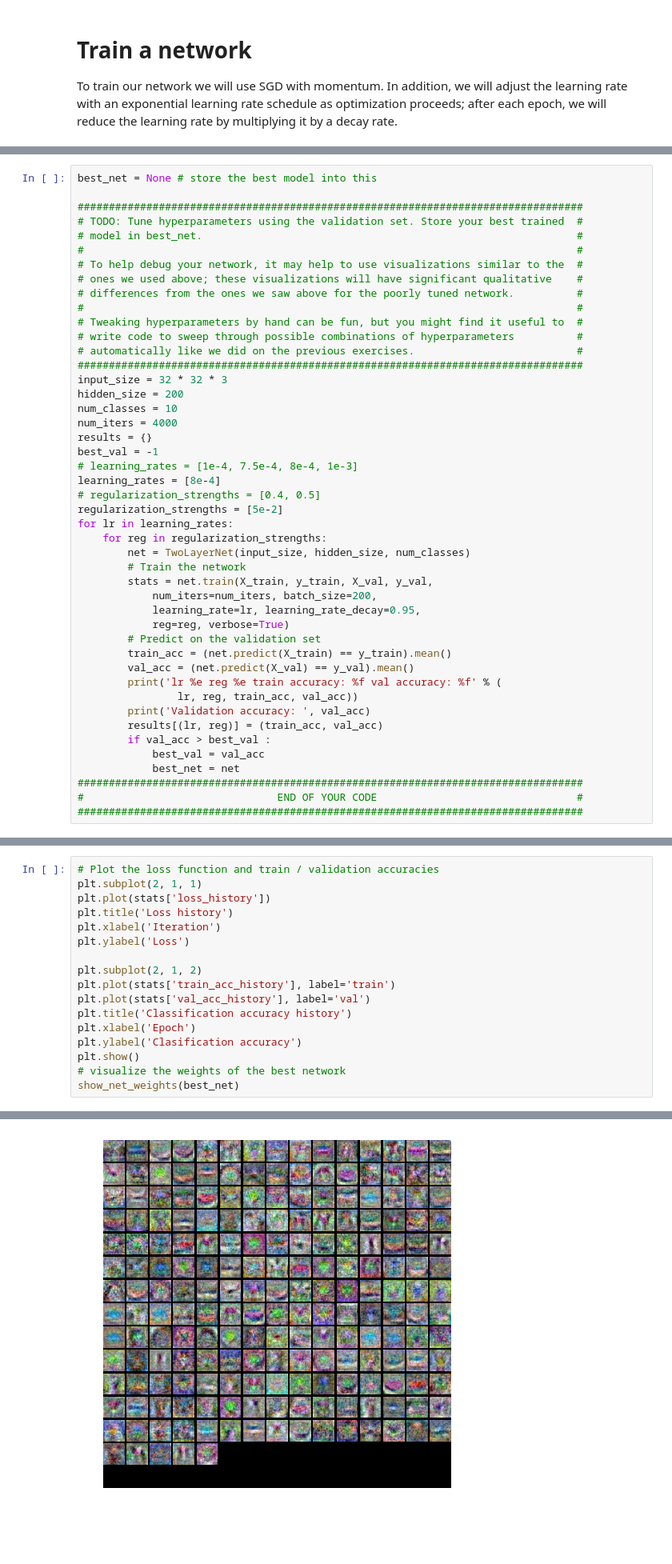
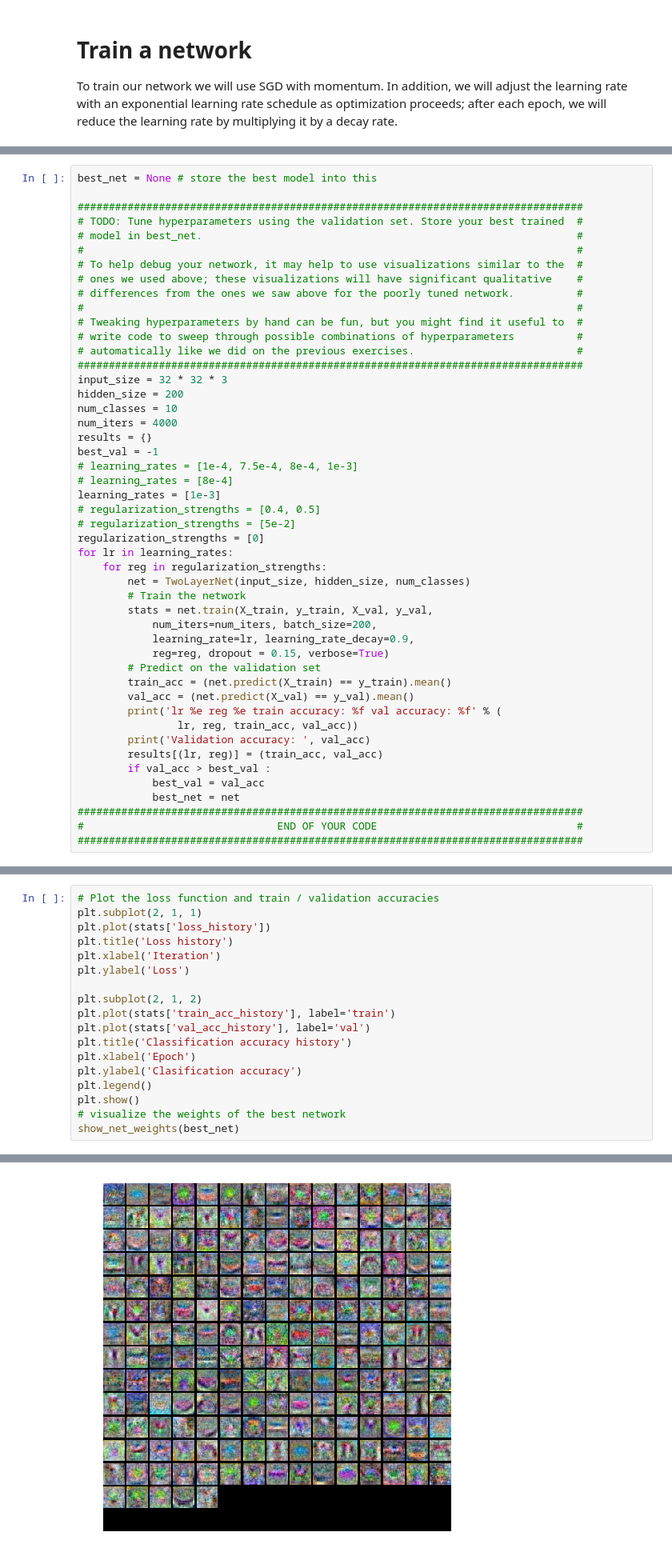
Before and after one commit to xvjiarui/COMP4901J-Assignment1, a Jupyter notebook: two_layer_net.ipynb, the cells around one changed output, grey strips where cells are left out. Shown at 80% size. Cells and saved outputs as stored; diff of their text form; blank space fills up the shorter version.

Commit message:
add dropout in two layer achieved 0.538

```diff
--- a/two_layer_net.ipynb
+++ b/two_layer_net.ipynb
@@ -301,17 +302,19 @@ num_iters = 4000
 results = {}
 best_val = -1
 # learning_rates = [1e-4, 7.5e-4, 8e-4, 1e-3]
-learning_rates = [8e-4]
+# learning_rates = [8e-4]
+learning_rates = [1e-3]
 # regularization_strengths = [0.4, 0.5]
-regularization_strengths = [5e-2]
+# regularization_strengths = [5e-2]
+regularization_strengths = [0]
 for lr in learning_rates:
     for reg in regularization_strengths:
         net = TwoLayerNet(input_size, hidden_size, num_classes)
         # Train the network
         stats = net.train(X_train, y_train, X_val, y_val,
             num_iters=num_iters, batch_size=200,
-            learning_rate=lr, learning_rate_decay=0.95,
-            reg=reg, verbose=True)
+            learning_rate=lr, learning_rate_decay=0.9,
+            reg=reg, dropout = 0.15, verbose=True)
         # Predict on the validation set
         train_acc = (net.predict(X_train) == y_train).mean()
         val_acc = (net.predict(X_val) == y_val).mean()
@@ -357,6 +360,7 @@ plt.plot(stats['val_acc_history'], label='val')
 plt.title('Classification accuracy history')
 plt.xlabel('Epoch')
 plt.ylabel('Clasification accuracy')
+plt.legend()
 plt.show()
 # visualize the weights of the best network
 show_net_weights(best_net)
@@ -365,4 +369,4 @@ show_net_weights(best_net)
-[figure, old version]
+[figure, new version]
 # %% [markdown]
 # Run on the test set
 When you are done experimenting, you should evaluate your final trained network on the test set; you should get above 48%.
```
Also changed, not shown: parts of 4 cells of this notebook, 1 other file.
